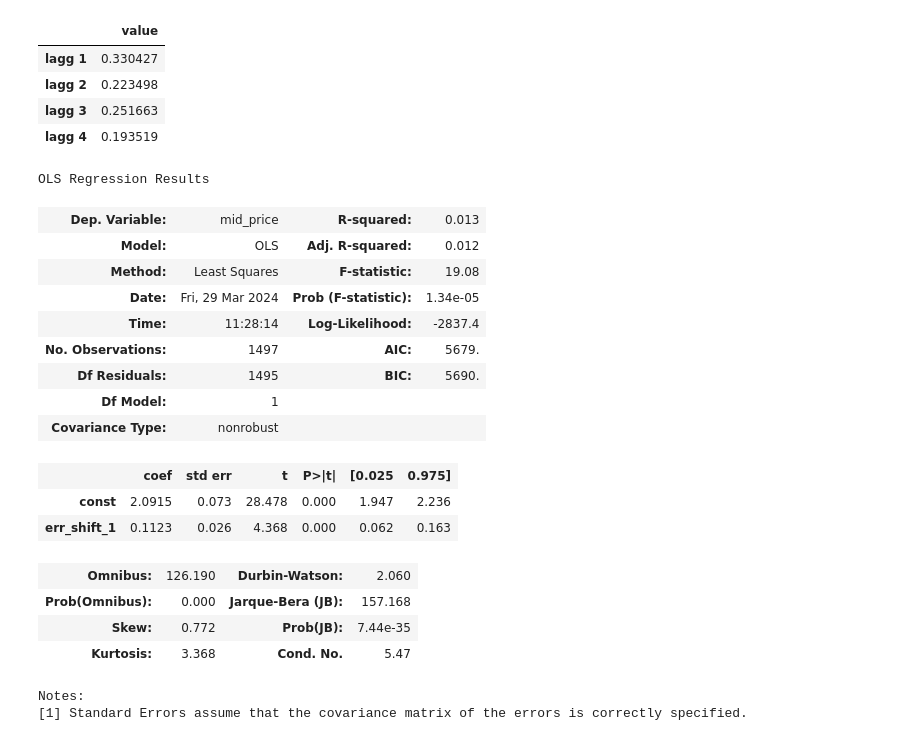
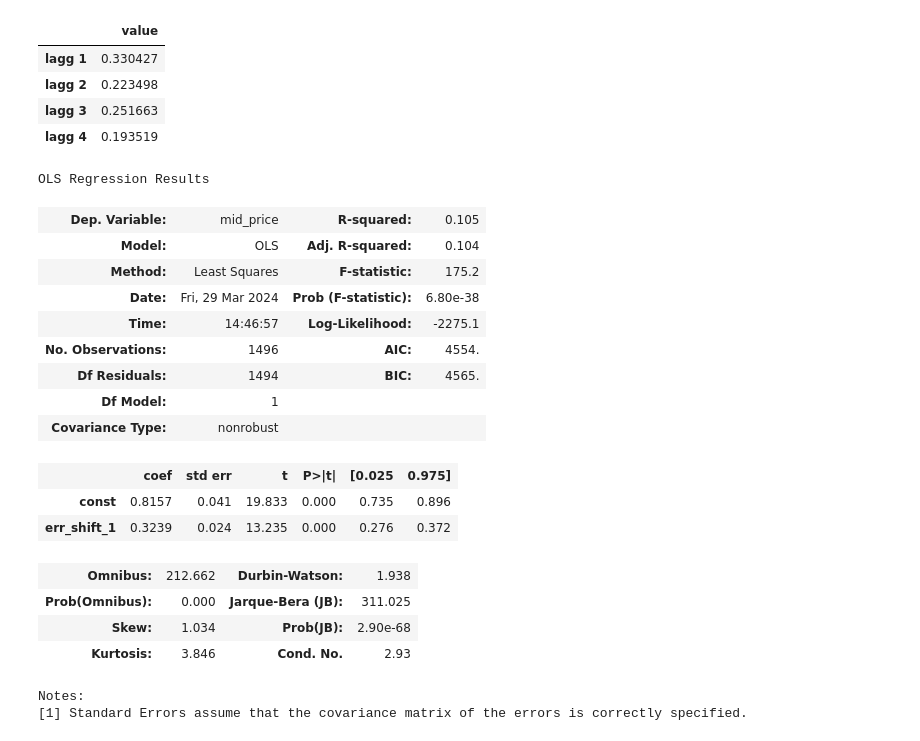
Before and after one commit to felixpoirier1/Prosperity, a Jupyter notebook: test.ipynb, the cells around one changed output. Saved outputs shown, nothing was run; the diff lists cells and outputs as text; code cells hidden in the pictures.

```diff
--- a/test.ipynb
+++ b/test.ipynb
@@ -827,48 +809,48 @@ mid_diffs_p = mid_preds_p - mids_p
 # %%
 mid_i = test_regression_models(5, sdf, 'mid_price', 'mid_price')
 ind = 0
 best_mid = mid_i[ind]
 
 mids_p = best_mid.y_test
 mid_preds_p = best_mid.y_pred
-mid_diffs_p = mid_preds_p - mids_p
-err_past = abs(mid_diffs_p)
+mid_diffs_p = mids_p.shift(1) - mids_p
+err_past = abs(mid_diffs_p).dropna()
 
 X_err = best_mid.X_test.copy()
 
 X_err['err_sum'] = 0
 
 for i in range(0, len(best_mid.coef)+1):
     X_err[f'err_shift_{i}'] = err_past.shift(i)
     if i != 0:
         X_err['err_sum'] += X_err[f'err_shift_{i}']
 
 err_names = [ f'err_shift_{i}' for i in range(1, len(best_mid.coef)+1)]
 X_err_test1 = X_err[err_names].dropna()
 X_err_test2 = X_err[['err_sum']].dropna()
 
 y_err_test = X_err[['err_shift_0']].iloc[len(best_mid.coef):]
 
 X_err_test1 = sm.add_constant(X_err_test1)
 model_err_1 = sm.OLS(err_past.iloc[ind+1:], X_err_test1).fit()
 model_err_1.summary()
 # %% [output]
 OLS Regression Results
-| Dep. Variable: | mid_price | R-squared: | 0.013 |
-| Model: | OLS | Adj. R-squared: | 0.012 |
-| Method: | Least Squares | F-statistic: | 19.08 |
-| Date: | Fri, 29 Mar 2024 | Prob (F-statistic): | 1.34e-05 |
-| Time: | 11:28:14 | Log-Likelihood: | -2837.4 |
-| No. Observations: | 1497 | AIC: | 5679. |
-| Df Residuals: | 1495 | BIC: | 5690. |
+| Dep. Variable: | mid_price | R-squared: | 0.105 |
+| Model: | OLS | Adj. R-squared: | 0.104 |
+| Method: | Least Squares | F-statistic: | 175.2 |
+| Date: | Fri, 29 Mar 2024 | Prob (F-statistic): | 6.80e-38 |
+| Time: | 14:46:57 | Log-Likelihood: | -2275.1 |
+| No. Observations: | 1496 | AIC: | 4554. |
+| Df Residuals: | 1494 | BIC: | 4565. |
 | Df Model: | 1 |  |  |
 | Covariance Type: | nonrobust |  |  |
 |  | coef | std err | t | P>|t| | [0.025 | 0.975] |
-| const | 2.0915 | 0.073 | 28.478 | 0.000 | 1.947 | 2.236 |
-| err_shift_1 | 0.1123 | 0.026 | 4.368 | 0.000 | 0.062 | 0.163 |
+| const | 0.8157 | 0.041 | 19.833 | 0.000 | 0.735 | 0.896 |
+| err_shift_1 | 0.3239 | 0.024 | 13.235 | 0.000 | 0.276 | 0.372 |
-| Omnibus: | 126.190 | Durbin-Watson: | 2.060 |
-| Prob(Omnibus): | 0.000 | Jarque-Bera (JB): | 157.168 |
-| Skew: | 0.772 | Prob(JB): | 7.44e-35 |
-| Kurtosis: | 3.368 | Cond. No. | 5.47 |
+| Omnibus: | 212.662 | Durbin-Watson: | 1.938 |
+| Prob(Omnibus): | 0.000 | Jarque-Bera (JB): | 311.025 |
+| Skew: | 1.034 | Prob(JB): | 2.90e-68 |
+| Kurtosis: | 3.846 | Cond. No. | 2.93 |
 Notes:
 [1] Standard Errors assume that the covariance matrix of the errors is correctly specified.
```
Also changed, not shown: parts of 31 cells of this notebook.
